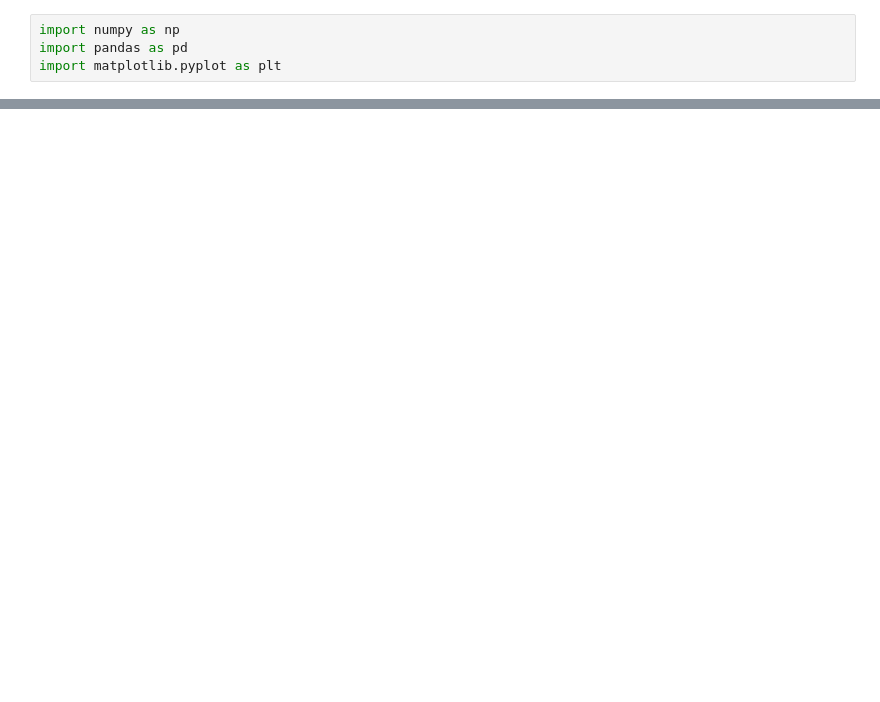
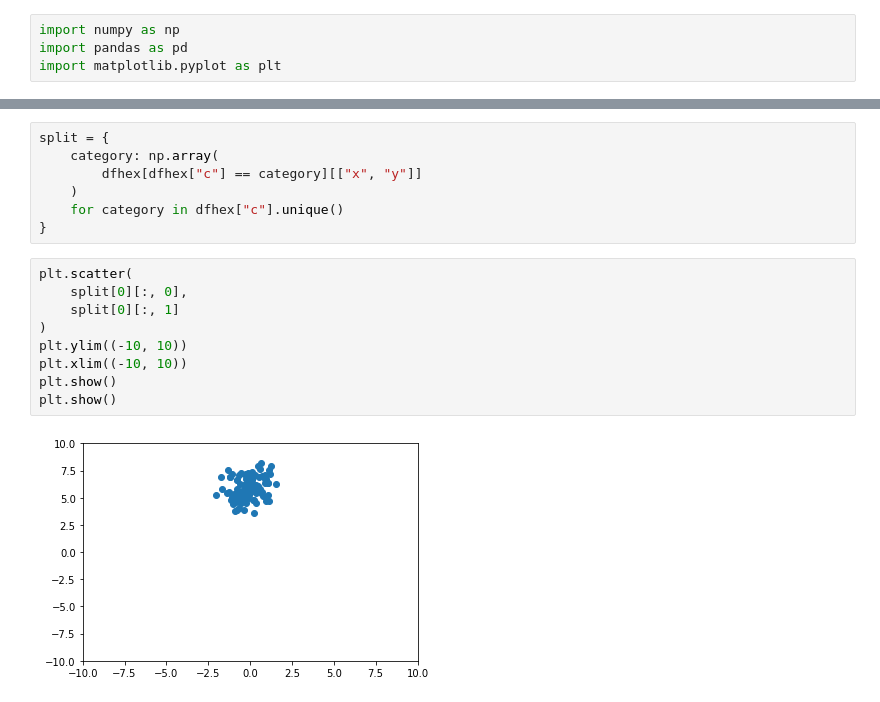
Before and after one commit to niegrzybkowski/mio2022, a Jupyter notebook: LAB2_1.ipynb, the cells around one changed output, grey strips where cells are left out. Drawn from its saved outputs; the diff is of its cells as text; blank space fills up the shorter version.

```diff
--- a/LAB2_1.ipynb
+++ b/LAB2_1.ipynb
@@ -92,0 +38,18 @@ metric((0,0), (1, 1))
+# %%
+split = {
+    category: np.array(
+        dfhex[dfhex["c"] == category][["x", "y"]]
+    )
+    for category in dfhex["c"].unique()
+}
+# %%
+plt.scatter(
+    split[0][:, 0],
+    split[0][:, 1]
+)
+plt.ylim((-10, 10))
+plt.xlim((-10, 10))
+plt.show()
+plt.show()
+# %% [output]
+[figure, added]
```
Also changed, not shown: parts of 73 cells of this notebook.
